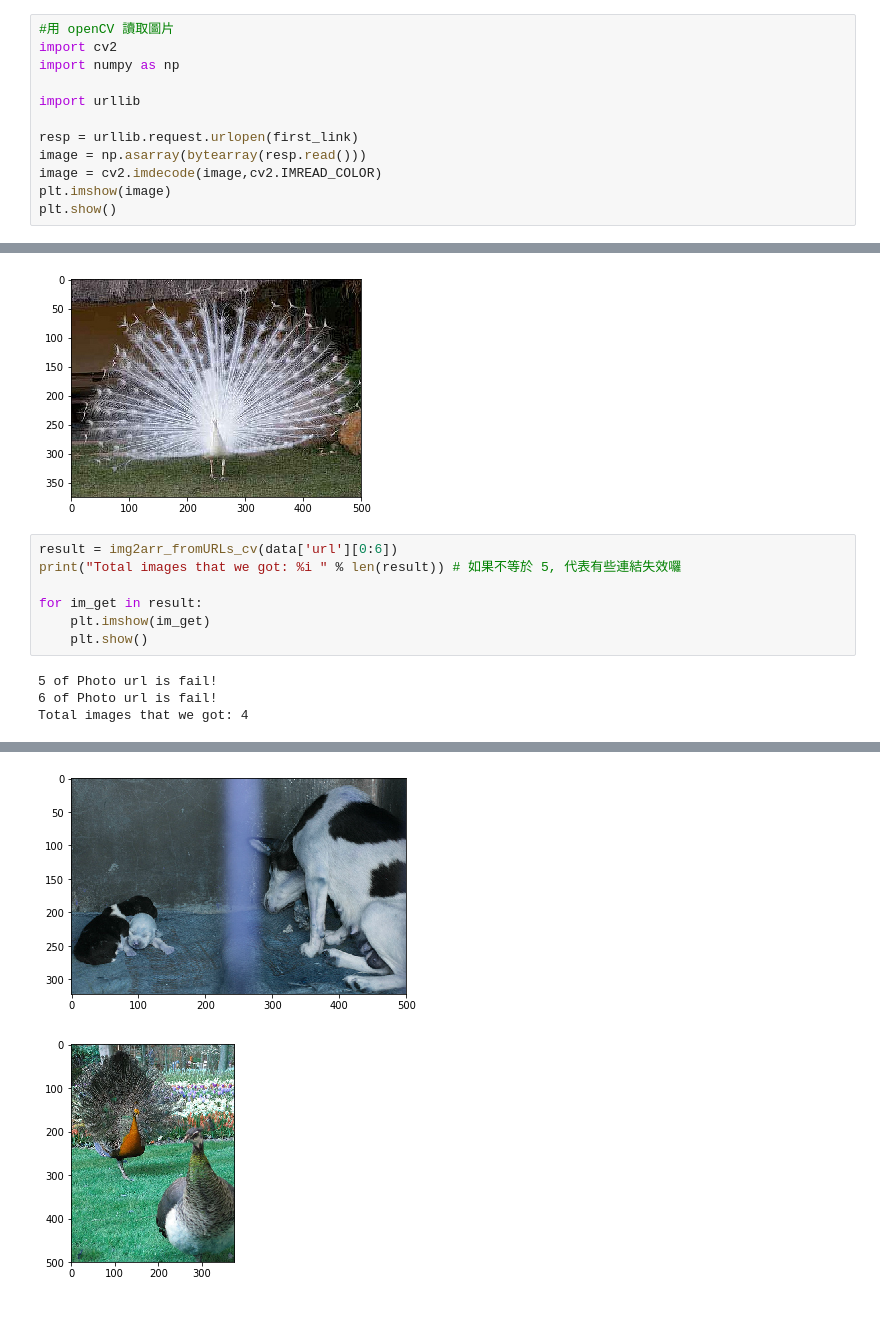
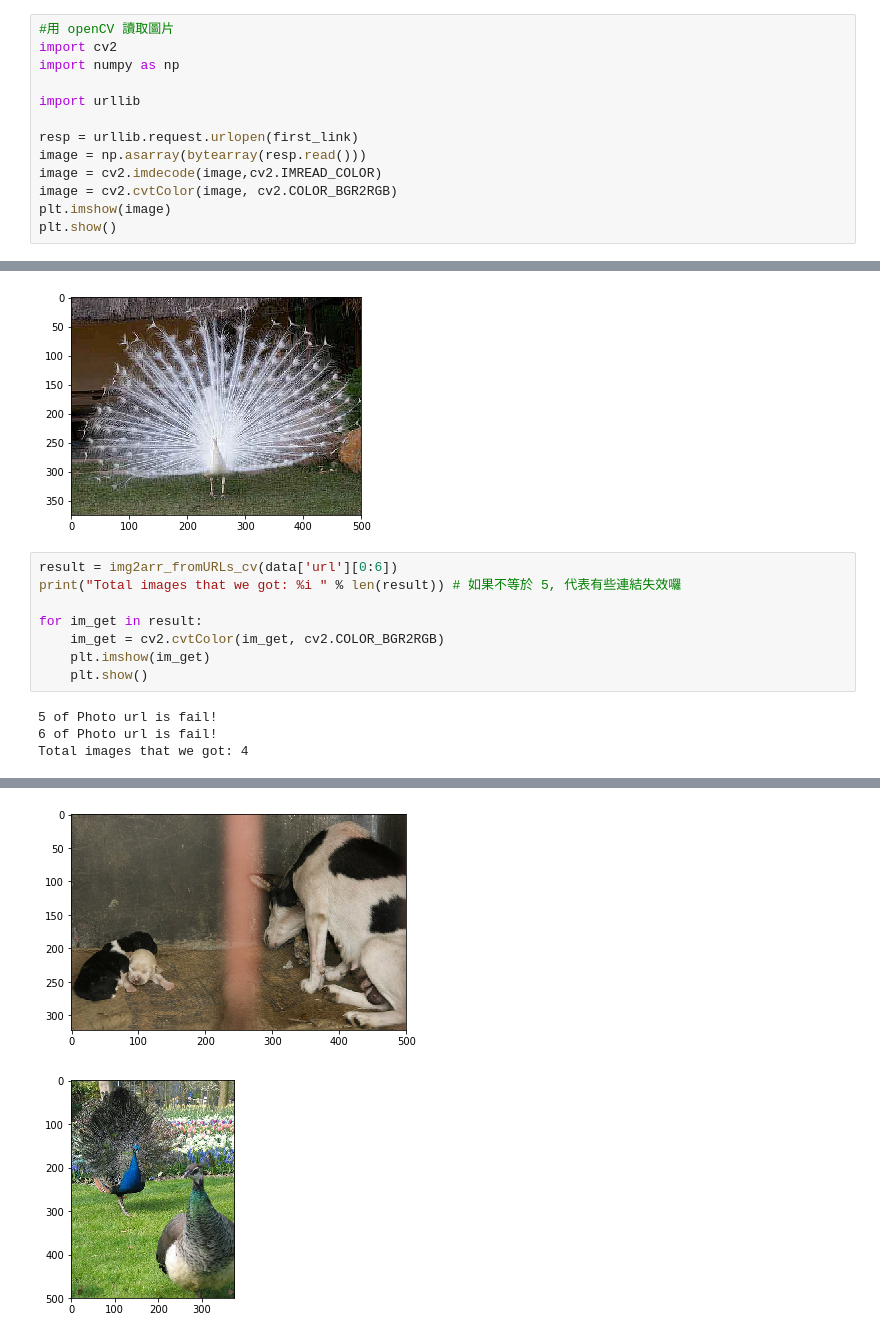
Before and after one commit to strive722/ML-100-Days, a Jupyter notebook: Day_003-1&2_HW.ipynb, the cells around one changed output, grey strips where cells are left out. Saved outputs shown, nothing was run; the diff lists cells and outputs as text.

```diff
--- a/Day_003-1&2_HW.ipynb
+++ b/Day_003-1&2_HW.ipynb
@@ -98,6 +98,7 @@ import urllib
 resp = urllib.request.urlopen(first_link)
 image = np.asarray(bytearray(resp.read()))
 image = cv2.imdecode(image,cv2.IMREAD_COLOR)
+image = cv2.cvtColor(image, cv2.COLOR_BGR2RGB)
 plt.imshow(image)
 plt.show()
 # %% [output]
@@ -176,6 +180,7 @@ result = img2arr_fromURLs_cv(data['url'][0:6])
 print("Total images that we got: %i " % len(result)) # 如果不等於 5, 代表有些連結失效囉
 
 for im_get in result:
+    im_get = cv2.cvtColor(im_get, cv2.COLOR_BGR2RGB)
     plt.imshow(im_get)
     plt.show()
 # %% [output]
@@ -186,2 +191,2 @@ Total images that we got: 4
-[figure, old version]
+[figure, new version]
-[figure, old version]
+[figure, new version]
```
Also changed, not shown: parts of 8 cells of this notebook.
